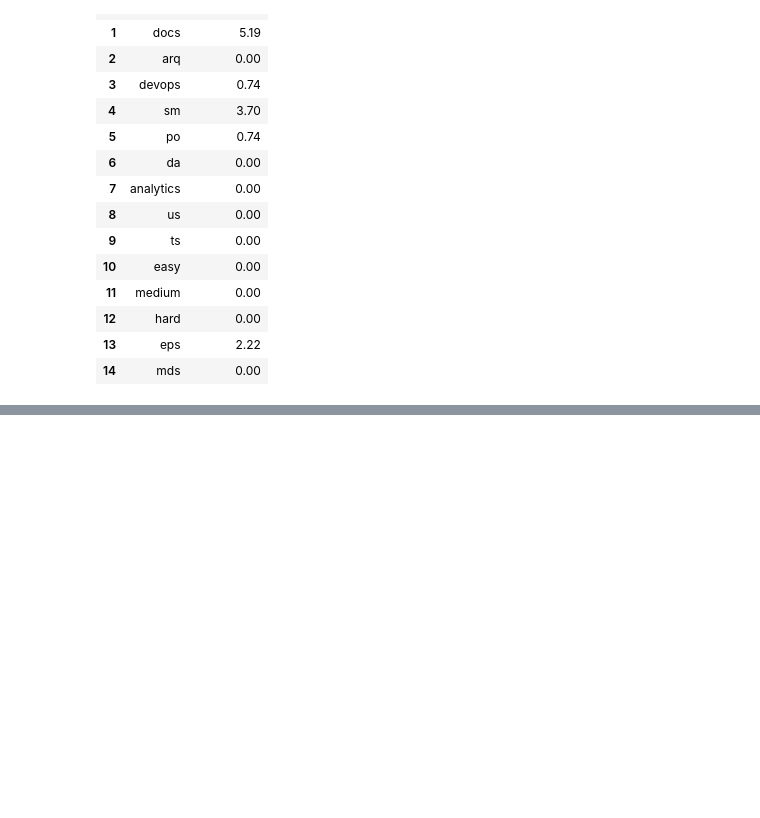
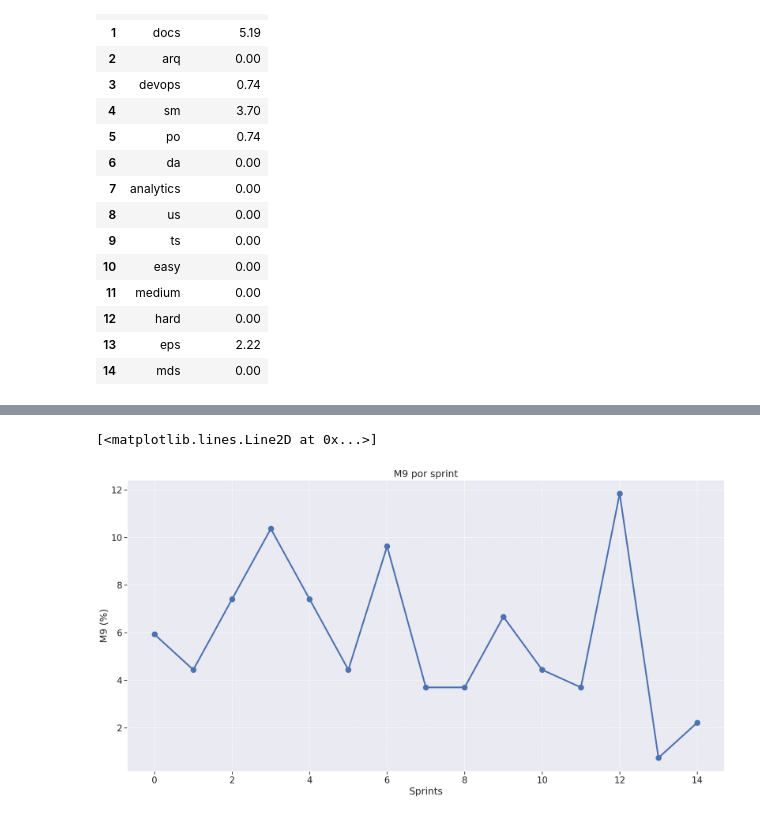
Before and after one commit to fga-eps-mds/2020.2-Projeto-Kokama-Wiki, a Jupyter notebook: analytics.ipynb, the cells around one changed output, grey strips where cells are left out. Saved outputs shown, nothing was run; the diff lists cells and outputs as text; code cells hidden in the pictures; blank space fills up the shorter version.

```diff
--- a/analytics.ipynb
+++ b/analytics.ipynb
@@ -976,0 +1006,9 @@ m8(tags[0], NUMBER_OF_ISSUES)
+# %%
+fig = plt.figure(figsize=(20, 10))
+plt.title('M9 por sprint')
+plt.xlabel('Sprints')
+plt.ylabel('M9 (%)')
+plt.plot(new_metrics_df['m9'], linewidth=3, marker='o', markersize=10)
+# %% [output]
+[<matplotlib.lines.Line2D at 0x...>]
+[figure, added]
```
Also changed, not shown: parts of 7 cells of this notebook, 18 other files.
